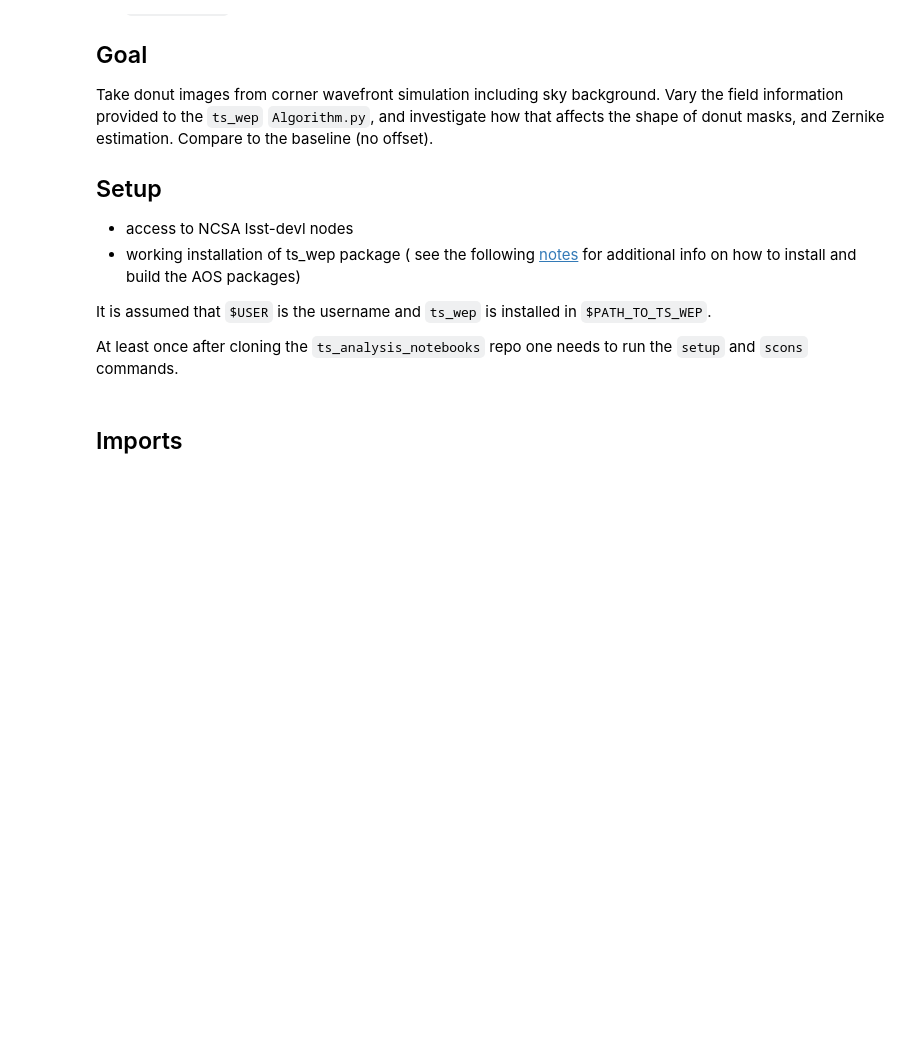
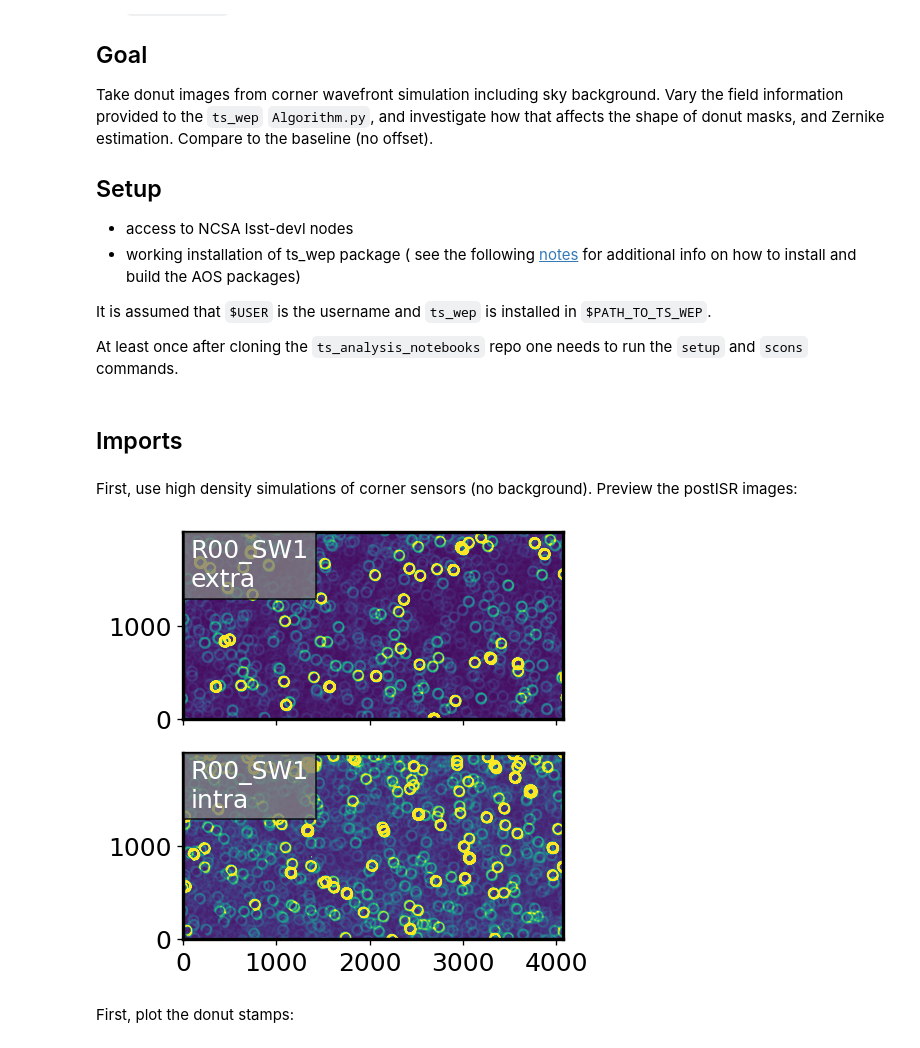
Before and after one commit to lsst-sitcom/sitcomtn-044, a Jupyter notebook: index.ipynb, the cells around one changed output. Drawn from its saved outputs; the diff is of its cells as text; code cells hidden in the pictures; blank space fills up the shorter version.

```diff
--- a/index.ipynb
+++ b/index.ipynb
@@ -60,0 +115,49 @@ rcParams['axes.titlesize'] = 18
+# %% [markdown]
+First, use high density simulations of corner sensors (no background). Preview the postISR images:
+# %%
+repo_dir  = '/project/scichris/aos/masks_DM-33104/wfs/cwfs_ps1_high_density_10_DM-34565/phosimData/'
+
+instrument = 'LSSTCam'
+collection = 'ts_phosim_9006070'
+sensor = 'R00'
+
+intraImage = get_butler_image(repo_dir,instrument=instrument,
+                              iterN=0, detector=f"{sensor}_SW1",
+                              collection=collection)
+
+extraImage = get_butler_image(repo_dir,instrument=instrument,
+                              iterN=0, detector=f"{sensor}_SW0",
+                              collection=collection)
+# %%
+
+zscale = ZScaleInterval()
+
+if sensor[1] == sensor[2]:
+    ncols=1; nrows=2
+else:
+    ncols=2; nrows=1
+
+fig, ax = plt.subplots(ncols=ncols, nrows=nrows, figsize=(4, 4), sharex=True, sharey=True, dpi=120)
+
+# intra is more vignetted
+if sensor[1] == "4":
+    ax = ax[::-1]
+
+# plot the extrafocal chip
+i=0
+for exposure, label in zip([extraImage, intraImage], ['extra','intra']):
+    data = exposure.image.array
+    vmin, vmax = zscale.get_limits(data)
+    ax[i].imshow(data, vmin=vmin,vmax=vmax,origin="lower")
+    ax[i].text(0.02, 0.96, f"{ exposure.getInfo().getDetector().getName()}\n{label}",
+    transform=ax[i].transAxes, ha="left", va="top", c="w",fontsize=15,
+             bbox=dict(facecolor='grey', alpha=0.8, edgecolor='black'))
+    i=1
+
+
+plt.tight_layout()
+plt.show()
+# %% [output]
+[figure, added]
+# %% [markdown]
+First, plot the donut stamps:
```
Also changed, not shown: parts of 48 cells of this notebook.
